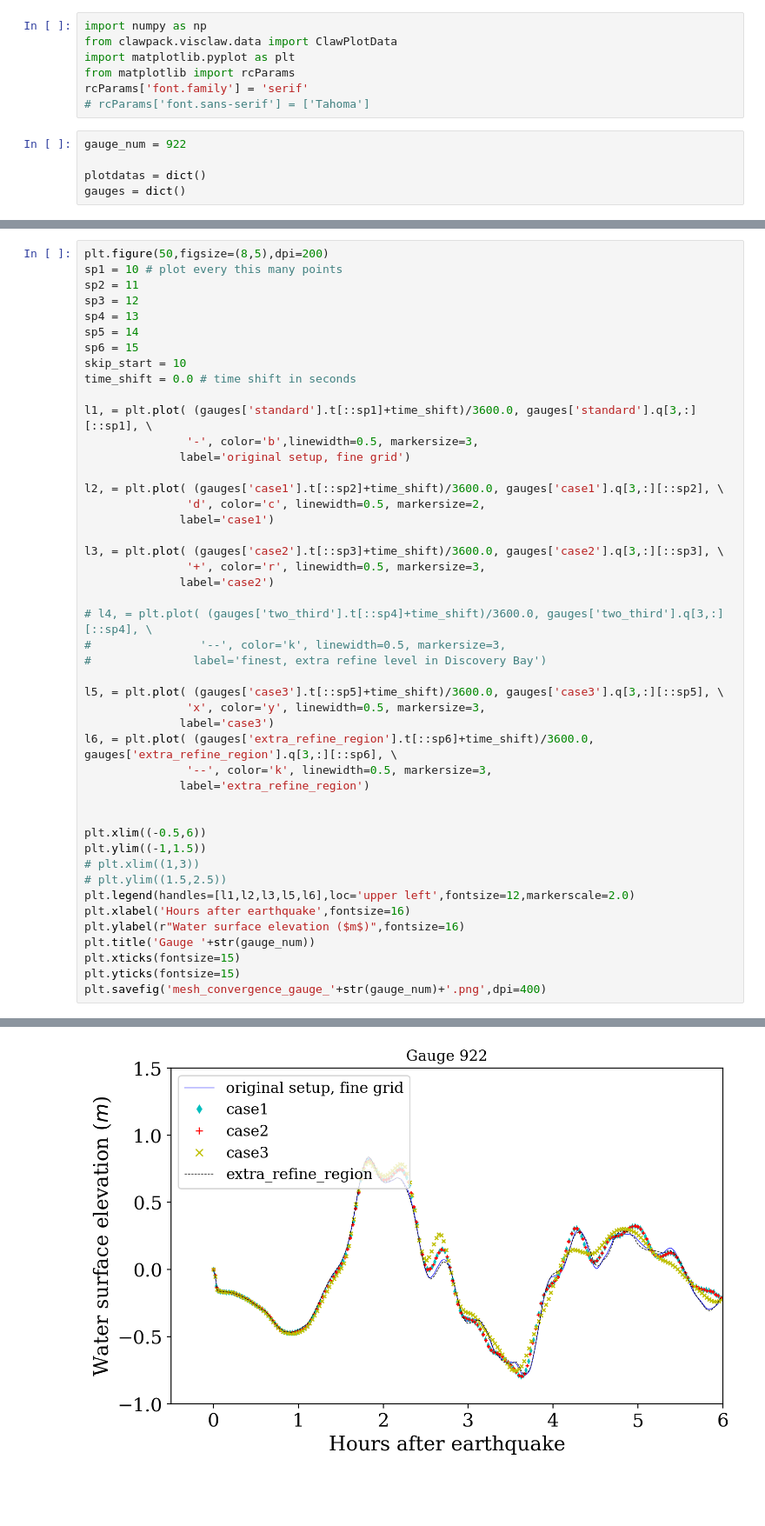
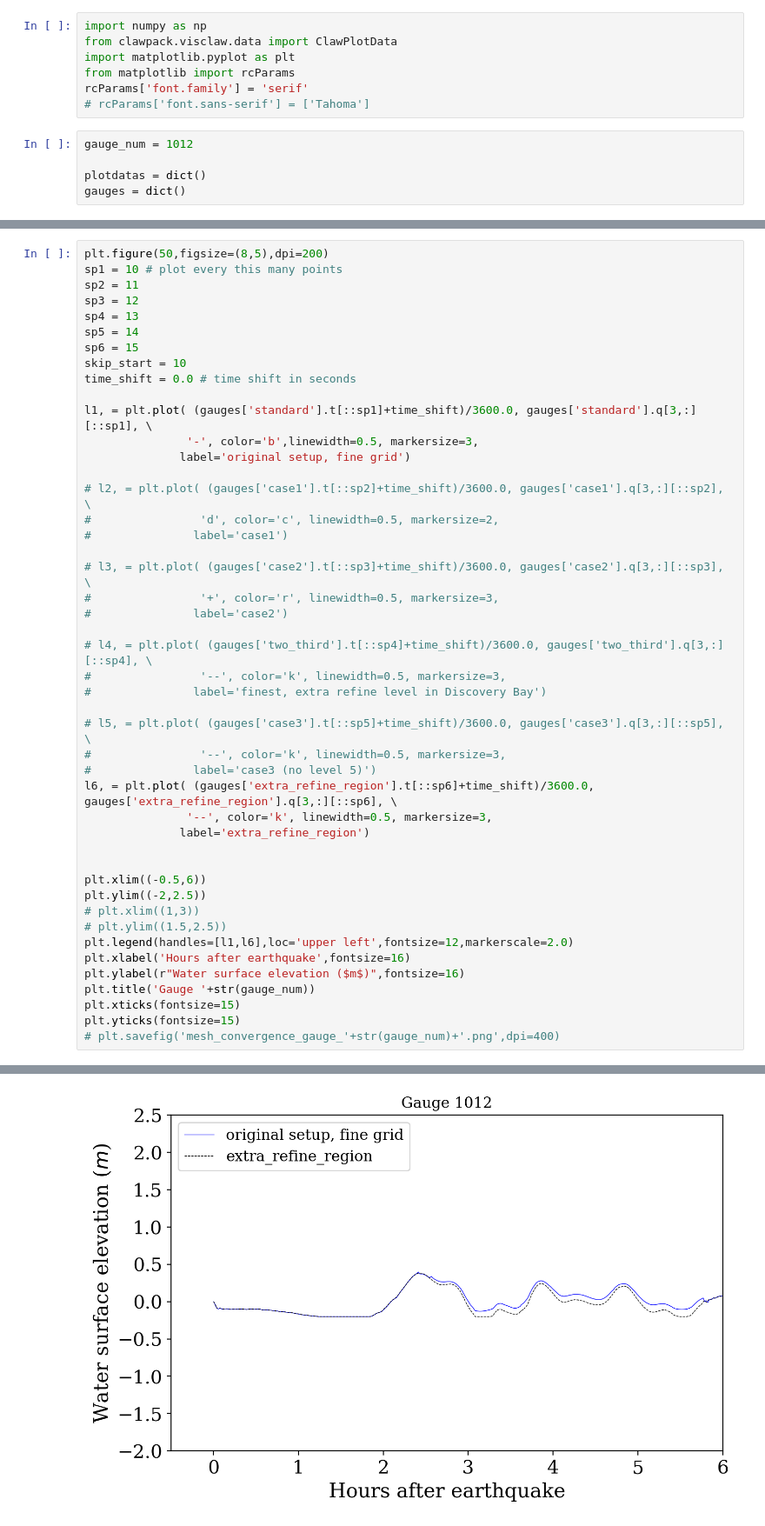
Before and after one commit to xinshengqin/SJDF, a Jupyter notebook: plot_gauges_mesh_convergence.ipynb, the cells around one changed output, grey strips where cells are left out. Shown: that part at 87% size. Saved outputs shown, nothing was run; the diff lists cells and outputs as text; blank space fills up the shorter version.

```diff
--- a/plot_gauges_mesh_convergence.ipynb
+++ b/plot_gauges_mesh_convergence.ipynb
@@ -6,7 +6,7 @@ from matplotlib import rcParams
 rcParams['font.family'] = 'serif'
 # rcParams['font.sans-serif'] = ['Tahoma']
 # %%
-gauge_num = 922
+gauge_num = 1012
 
 plotdatas = dict()
 gauges = dict()
@@ -77,35 +71,35 @@ l1, = plt.plot( (gauges['standard'].t[::sp1]+time_shift)/3600.0, gauges['standar
                '-', color='b',linewidth=0.5, markersize=3,
               label='original setup, fine grid')
 
-l2, = plt.plot( (gauges['case1'].t[::sp2]+time_shift)/3600.0, gauges['case1'].q[3,:][::sp2], \
-               'd', color='c', linewidth=0.5, markersize=2,
-              label='case1')
+# l2, = plt.plot( (gauges['case1'].t[::sp2]+time_shift)/3600.0, gauges['case1'].q[3,:][::sp2], \
+#                'd', color='c', linewidth=0.5, markersize=2,
+#               label='case1')
 
-l3, = plt.plot( (gauges['case2'].t[::sp3]+time_shift)/3600.0, gauges['case2'].q[3,:][::sp3], \
-               '+', color='r', linewidth=0.5, markersize=3,
-              label='case2')
+# l3, = plt.plot( (gauges['case2'].t[::sp3]+time_shift)/3600.0, gauges['case2'].q[3,:][::sp3], \
+#                '+', color='r', linewidth=0.5, markersize=3,
+#               label='case2')
 
 # l4, = plt.plot( (gauges['two_third'].t[::sp4]+time_shift)/3600.0, gauges['two_third'].q[3,:][::sp4], \
 #                '--', color='k', linewidth=0.5, markersize=3,
 #               label='finest, extra refine level in Discovery Bay')
 
-l5, = plt.plot( (gauges['case3'].t[::sp5]+time_shift)/3600.0, gauges['case3'].q[3,:][::sp5], \
-               'x', color='y', linewidth=0.5, markersize=3,
-              label='case3')
+# l5, = plt.plot( (gauges['case3'].t[::sp5]+time_shift)/3600.0, gauges['case3'].q[3,:][::sp5], \
+#                '--', color='k', linewidth=0.5, markersize=3,
+#               label='case3 (no level 5)')
 l6, = plt.plot( (gauges['extra_refine_region'].t[::sp6]+time_shift)/3600.0, gauges['extra_refine_region'].q[3,:][::sp6], \
                '--', color='k', linewidth=0.5, markersize=3,
               label='extra_refine_region')
 
 
 plt.xlim((-0.5,6))
-plt.ylim((-1,1.5))
+plt.ylim((-2,2.5))
 # plt.xlim((1,3))
 # plt.ylim((1.5,2.5))
-plt.legend(handles=[l1,l2,l3,l5,l6],loc='upper left',fontsize=12,markerscale=2.0)
+plt.legend(handles=[l1,l6],loc='upper left',fontsize=12,markerscale=2.0)
 plt.xlabel('Hours after earthquake',fontsize=16)
 plt.ylabel(r"Water surface elevation ($m$)",fontsize=16)
 plt.title('Gauge '+str(gauge_num))
 plt.xticks(fontsize=15)
 plt.yticks(fontsize=15)
-plt.savefig('mesh_convergence_gauge_'+str(gauge_num)+'.png',dpi=400)
+# plt.savefig('mesh_convergence_gauge_'+str(gauge_num)+'.png',dpi=400)
 # %% [output]
@@ -112,4 +108,4 @@ plt.savefig('mesh_convergence_gauge_'+str(gauge_num)+'.png',dpi=400)
-[figure, old version]
+[figure, new version]
 # %%
 plt.plot(gauges['case1'].q[3,:])
 # %% [output]
```
Also changed, not shown: parts of 8 cells of this notebook, 6 other files.
